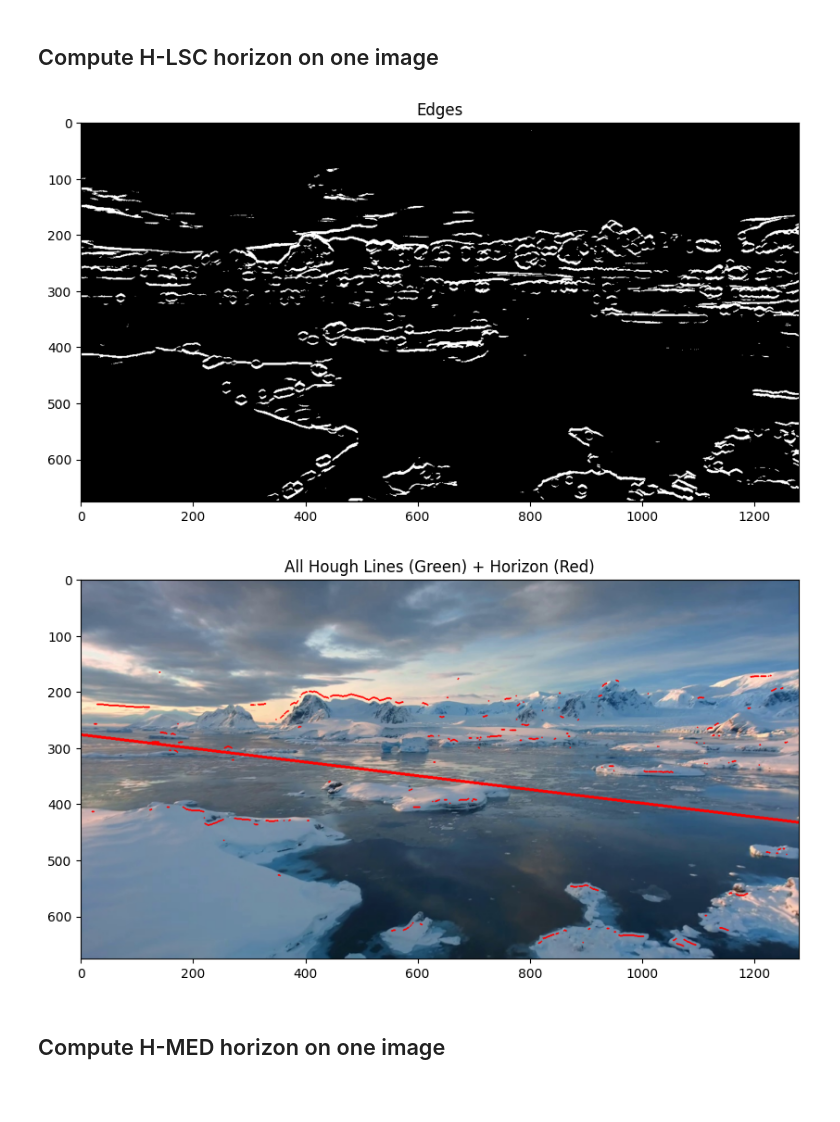
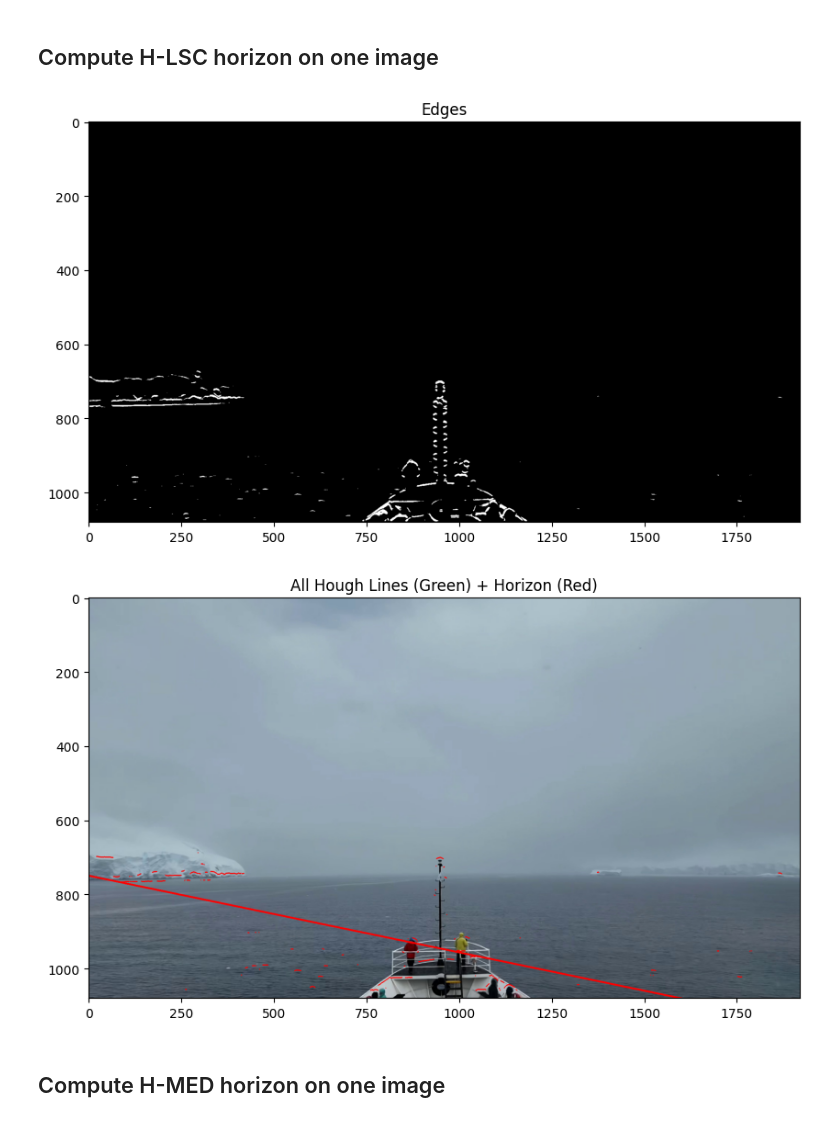
Before and after one commit to allythe/HorizonDetection, a Jupyter notebook: Algorithms.ipynb, the cells around one changed output. Drawn from its saved outputs; the diff is of its cells as text; code cells hidden in the pictures; blank space fills up the shorter version.

```diff
--- a/Algorithms.ipynb
+++ b/Algorithms.ipynb
@@ -29,6 +35,9 @@ import skimage
 from skimage.color import rgb2gray
 import matplotlib.pyplot as plt
 from tqdm import tqdm
+# %%
+base_dir = "drive/MyDrive/implementation/"
+# base_dir = "drive/MyDrive/MIUN/DT074A-QRD/implementation/"
 # %%
 from google.colab import drive
 drive.mount("/content/drive/")
@@ -58,0 +47,3 @@ def get_image_type(filename):
+# %%
+path = Path('drive/MyDrive/implementation/images_cropped8_14')
+print(f"Path exists: {path.exists()}")
@@ -169,7 +166,7 @@ coordinates of the maximal edges.
  ones can be discarded here for better algorithm
   resilience to noise.
 # %%
-def h_lsc_horizon_detection(path, img_types, img_type):
+def h_lsc_horizon_detection(path):
     img_rgb = skimage.io.imread(path)
 
     img_grey = (rgb2gray(img_rgb) * 255).astype(np.uint8)
@@ -179,7 +176,7 @@ def h_lsc_horizon_detection(path, img_types, img_type):
     img_eroded = cv2.erode(img_grey, kernel, iterations=2)
 
     # Additional Gaussian blur to reduce ice texture noise
-    kernel_size = img_types[img_type]["gaussKernel"]
+    kernel_size = 7
     img_processed = cv2.GaussianBlur(img_eroded, (kernel_size, kernel_size), 0)
 
     # Step 2: Find maximal vertical edge in each column - VECTORIZED
@@ -211,7 +208,7 @@ def h_lsc_horizon_detection(path, img_types, img_type):
         max_cols = np.arange(col_start, col_end)
 
         # Apply threshold
-        strength_threshold = img_types[img_type].get("edge_threshold", 10)
+        strength_threshold = 5
         valid_mask = max_strengths > strength_threshold
 
         max_edge_points = list(zip(max_cols[valid_mask], max_rows[valid_mask]))
@@ -229,11 +226,8 @@ def h_lsc_horizon_detection(path, img_types, img_type):
         y_coords = points[:, 1]
         strengths = np.array(max_edge_strengths)
 
-        if "strength_percentile" in img_types[img_type]:
-            lower_p = img_types[img_type]["strength_percentile"][0]
-            upper_p = img_types[img_type]["strength_percentile"][1]
-        else:
-            lower_p, upper_p = 10, 90
+
+        lower_p, upper_p = 10, 90
 
         lower_thresh = np.percentile(strengths, lower_p)
         upper_thresh = np.percentile(strengths, upper_p)
@@ -258,7 +252,7 @@ def h_lsc_horizon_detection(path, img_types, img_type):
             if horizon_line:
                 cv2.line(img_lines, (x1, y1), (x2, y2), (255, 0, 0), 3)
 
-    edges_vis = (edge_strength > img_types[img_type].get("edge_threshold", 10)).astype(np.uint8) * 255
+    edges_vis = (edge_strength > 5).astype(np.uint8) * 255
 
     return edges_vis, horizon_line, img_lines
 # %% [markdown]
@@ -790,21 +714,21 @@ lsc_image_params = {
 # %%
-path = "/content/drive/MyDrive/MIUN/QRD/implementation/images/drone_ice_5_img_000760.jpeg"
+path = Path(base_dir) / "images_cropped/boat7_img_000625.jpeg"
 
-edges, horizon, img_lines = h_lsc_horizon_detection(path, lsc_image_params, get_image_type(path))
+edges, horizon, img_lines = h_lsc_horizon_detection(path)
 
 # Show edges
 plt.figure(figsize=(10,6))
 plt.imshow(edges, cmap='gray')
 plt.title("Edges")
 plt.show()
 
 # Show all lines + detected horizon
 plt.figure(figsize=(10,6))
 plt.imshow(img_lines)
 plt.title("All Hough Lines (Green) + Horizon (Red)")
 plt.show()
 # %% [output]
-[figure, old version]
+[figure, new version]
-[figure, old version]
+[figure, new version]
 # %% [markdown]
  ## Compute H-MED horizon on one image
```
Also changed, not shown: parts of 30 cells of this notebook.
